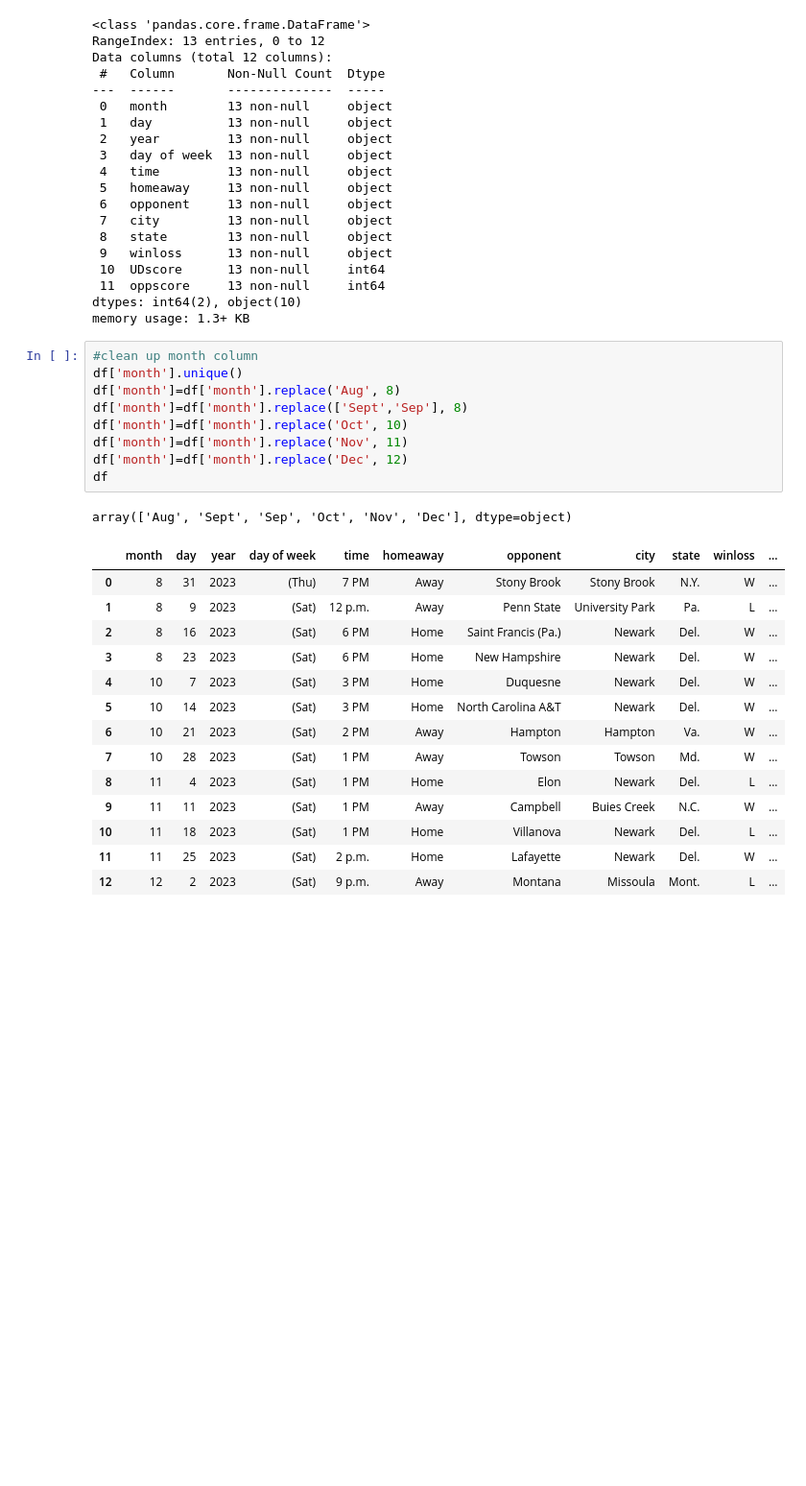
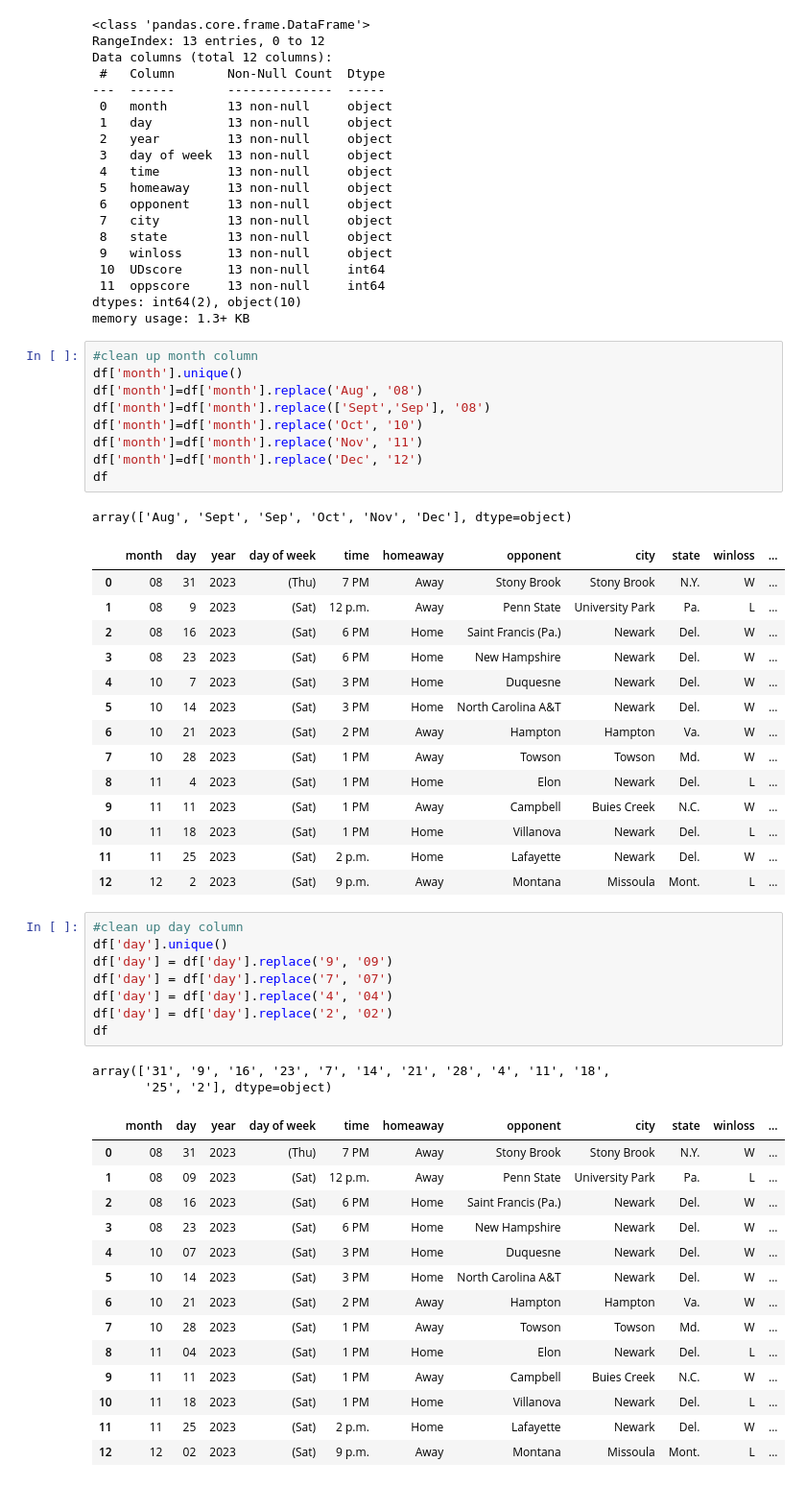
Before and after one commit to e-harrell/UD, a Jupyter notebook: season2023.ipynb, the cells around one changed output. Shown at 96% size. Drawn from its saved outputs; the diff is of its cells as text; blank space fills up the shorter version.

Commit message:
cleaned month, day, year, and state columns

```diff
--- a/season2023.ipynb
+++ b/season2023.ipynb
@@ -1278,19 +1278,19 @@ memory usage: 1.3+ KB
 # %%
 #clean up month column
 df['month'].unique()
-df['month']=df['month'].replace('Aug', 8)
-df['month']=df['month'].replace(['Sept','Sep'], 8)
-df['month']=df['month'].replace('Oct', 10)
-df['month']=df['month'].replace('Nov', 11)
-df['month']=df['month'].replace('Dec', 12)
+df['month']=df['month'].replace('Aug', '08')
+df['month']=df['month'].replace(['Sept','Sep'], '08')
+df['month']=df['month'].replace('Oct', '10')
+df['month']=df['month'].replace('Nov', '11')
+df['month']=df['month'].replace('Dec', '12')
 df
 # %% [output]
 array(['Aug', 'Sept', 'Sep', 'Oct', 'Nov', 'Dec'], dtype=object)
 |  | month | day | year | day of week | time | homeaway | opponent | city | state | winloss | ... |
-| 0 | 8 | 31 | 2023 | (Thu) | 7 PM | Away | Stony Brook | Stony Brook | N.Y. | W | ... |
-| 1 | 8 | 9 | 2023 | (Sat) | 12 p.m. | Away | Penn State | University Park | Pa. | L | ... |
-| 2 | 8 | 16 | 2023 | (Sat) | 6 PM | Home | Saint Francis (Pa.) | Newark | Del. | W | ... |
-| 3 | 8 | 23 | 2023 | (Sat) | 6 PM | Home | New Hampshire | Newark | Del. | W | ... |
+| 0 | 08 | 31 | 2023 | (Thu) | 7 PM | Away | Stony Brook | Stony Brook | N.Y. | W | ... |
+| 1 | 08 | 9 | 2023 | (Sat) | 12 p.m. | Away | Penn State | University Park | Pa. | L | ... |
+| 2 | 08 | 16 | 2023 | (Sat) | 6 PM | Home | Saint Francis (Pa.) | Newark | Del. | W | ... |
+| 3 | 08 | 23 | 2023 | (Sat) | 6 PM | Home | New Hampshire | Newark | Del. | W | ... |
 | 4 | 10 | 7 | 2023 | (Sat) | 3 PM | Home | Duquesne | Newark | Del. | W | ... |
 | 5 | 10 | 14 | 2023 | (Sat) | 3 PM | Home | North Carolina A&T | Newark | Del. | W | ... |
 | 6 | 10 | 21 | 2023 | (Sat) | 2 PM | Away | Hampton | Hampton | Va. | W | ... |
@@ -1300,3 +1300,28 @@ array(['Aug', 'Sept', 'Sep', 'Oct', 'Nov', 'Dec'], dtype=object)
 | 10 | 11 | 18 | 2023 | (Sat) | 1 PM | Home | Villanova | Newark | Del. | L | ... |
 | 11 | 11 | 25 | 2023 | (Sat) | 2 p.m. | Home | Lafayette | Newark | Del. | W | ... |
 | 12 | 12 | 2 | 2023 | (Sat) | 9 p.m. | Away | Montana | Missoula | Mont. | L | ... |
+# %%
+#clean up day column
+df['day'].unique()
+df['day'] = df['day'].replace('9', '09')
+df['day'] = df['day'].replace('7', '07')
+df['day'] = df['day'].replace('4', '04')
+df['day'] = df['day'].replace('2', '02')
+df
+# %% [output]
+array(['31', '9', '16', '23', '7', '14', '21', '28', '4', '11', '18',
+       '25', '2'], dtype=object)
+|  | month | day | year | day of week | time | homeaway | opponent | city | state | winloss | ... |
+| 0 | 08 | 31 | 2023 | (Thu) | 7 PM | Away | Stony Brook | Stony Brook | N.Y. | W | ... |
+| 1 | 08 | 09 | 2023 | (Sat) | 12 p.m. | Away | Penn State | University Park | Pa. | L | ... |
+| 2 | 08 | 16 | 2023 | (Sat) | 6 PM | Home | Saint Francis (Pa.) | Newark | Del. | W | ... |
+| 3 | 08 | 23 | 2023 | (Sat) | 6 PM | Home | New Hampshire | Newark | Del. | W | ... |
+| 4 | 10 | 07 | 2023 | (Sat) | 3 PM | Home | Duquesne | Newark | Del. | W | ... |
+| 5 | 10 | 14 | 2023 | (Sat) | 3 PM | Home | North Carolina A&T | Newark | Del. | W | ... |
+| 6 | 10 | 21 | 2023 | (Sat) | 2 PM | Away | Hampton | Hampton | Va. | W | ... |
+| 7 | 10 | 28 | 2023 | (Sat) | 1 PM | Away | Towson | Towson | Md. | W | ... |
+| 8 | 11 | 04 | 2023 | (Sat) | 1 PM | Home | Elon | Newark | Del. | L | ... |
+| 9 | 11 | 11 | 2023 | (Sat) | 1 PM | Away | Campbell | Buies Creek | N.C. | W | ... |
+| 10 | 11 | 18 | 2023 | (Sat) | 1 PM | Home | Villanova | Newark | Del. | L | ... |
+| 11 | 11 | 25 | 2023 | (Sat) | 2 p.m. | Home | Lafayette | Newark | Del. | W | ... |
+| 12 | 12 | 02 | 2023 | (Sat) | 9 p.m. | Away | Montana | Missoula | Mont. | L | ... |
```
Also changed, not shown: parts of 7 cells of this notebook.
